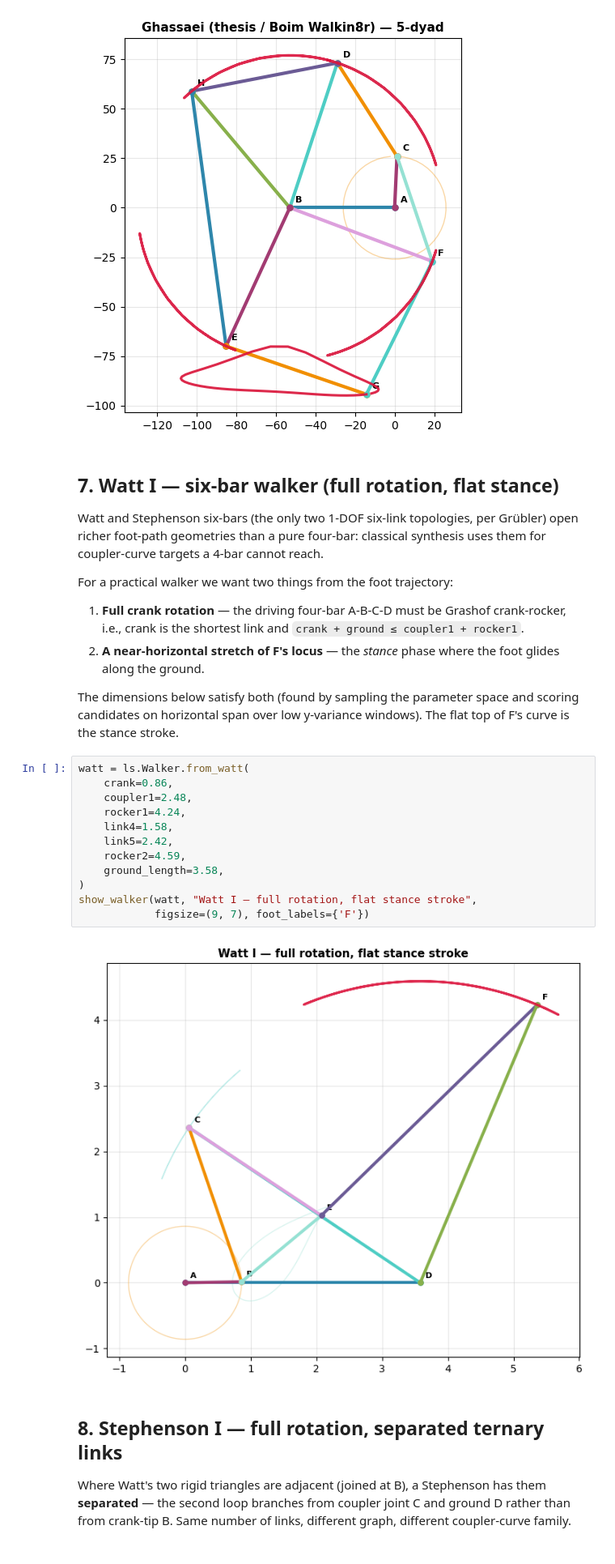
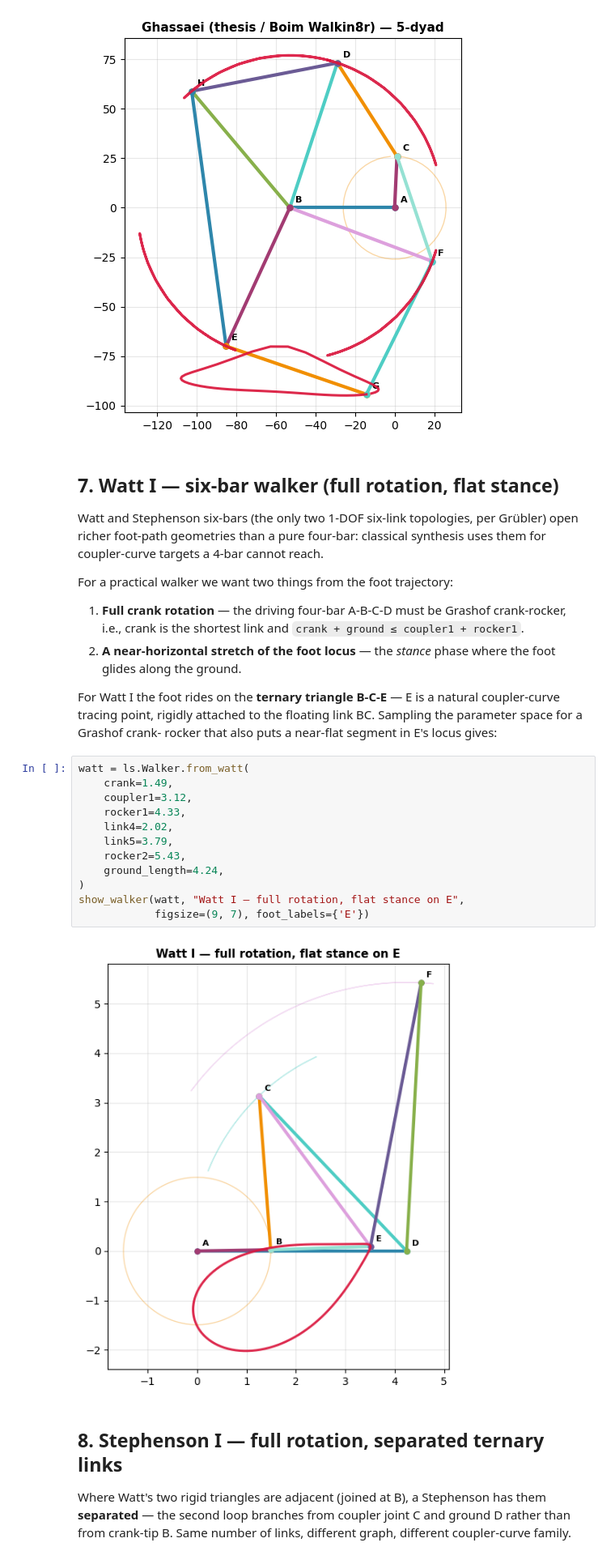
Before and after one commit to HugoFara/leggedsnake, a Jupyter notebook: examples/01_walkers_gallery.ipynb, the cells around one changed output. Shown at 81% size. Cells and saved outputs as stored; diff of their text form.

```diff
--- a/examples/01_walkers_gallery.ipynb
+++ b/examples/01_walkers_gallery.ipynb
@@ -162,26 +162,27 @@ For a practical walker we want two things from the foot trajectory:
 1. **Full crank rotation** — the driving four-bar A-B-C-D must be
    Grashof crank-rocker, i.e., crank is the shortest link and
    `crank + ground ≤ coupler1 + rocker1`.
-2. **A near-horizontal stretch of F's locus** — the *stance* phase
-   where the foot glides along the ground.
+2. **A near-horizontal stretch of the foot locus** — the *stance*
+   phase where the foot glides along the ground.
 
-The dimensions below satisfy both (found by sampling the parameter
-space and scoring candidates on horizontal span over low y-variance
-windows). The flat top of F's curve is the stance stroke.
+For Watt I the foot rides on the **ternary triangle B-C-E** — E is a
+natural coupler-curve tracing point, rigidly attached to the
+floating link BC. Sampling the parameter space for a Grashof crank-
+rocker that also puts a near-flat segment in E's locus gives:
 # %%
 watt = ls.Walker.from_watt(
-    crank=0.86,
-    coupler1=2.48,
-    rocker1=4.24,
-    link4=1.58,
-    link5=2.42,
-    rocker2=4.59,
-    ground_length=3.58,
+    crank=1.49,
+    coupler1=3.12,
+    rocker1=4.33,
+    link4=2.02,
+    link5=3.79,
+    rocker2=5.43,
+    ground_length=4.24,
 )
-show_walker(watt, "Watt I — full rotation, flat stance stroke",
-            figsize=(9, 7), foot_labels={'F'})
+show_walker(watt, "Watt I — full rotation, flat stance on E",
+            figsize=(9, 7), foot_labels={'E'})
 # %% [output]
-[figure, old version]
+[figure, new version]
 # %% [markdown]
 ## 8. Stephenson I — full rotation, separated ternary links
 
```
Also changed, not shown: parts of 2 cells of this notebook, 1 other file.
